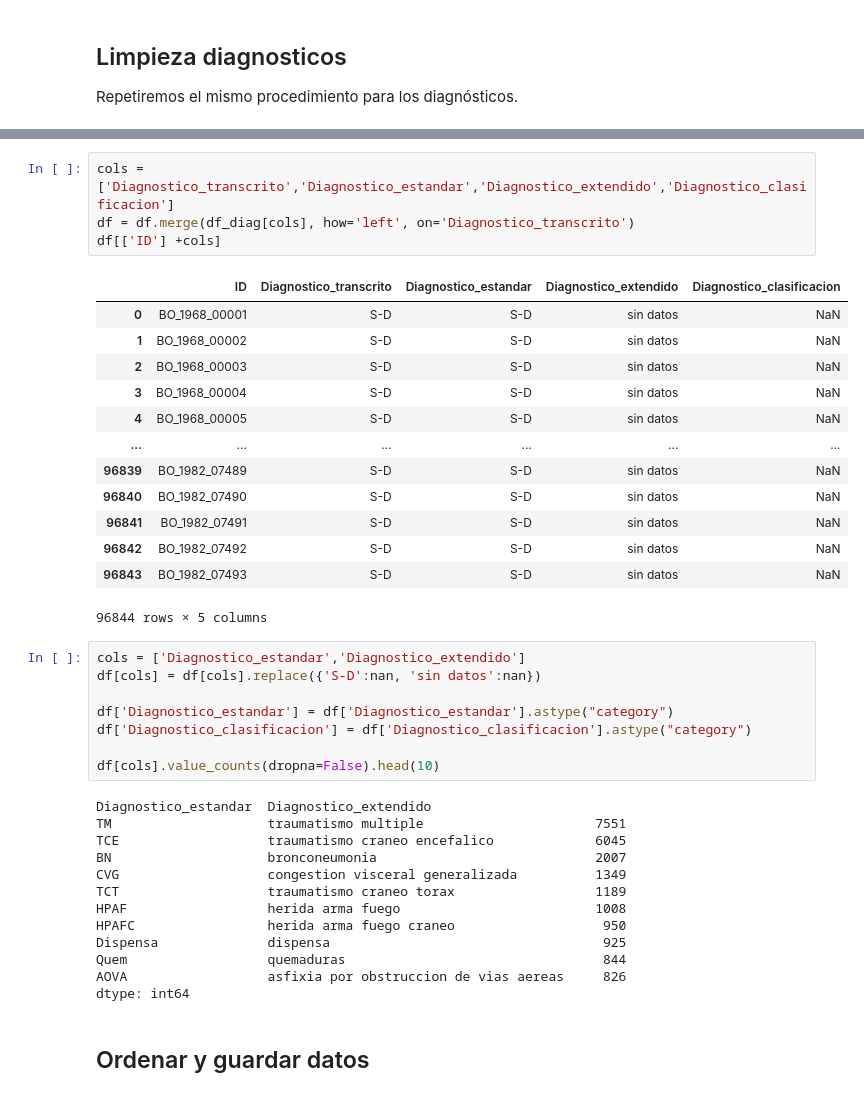
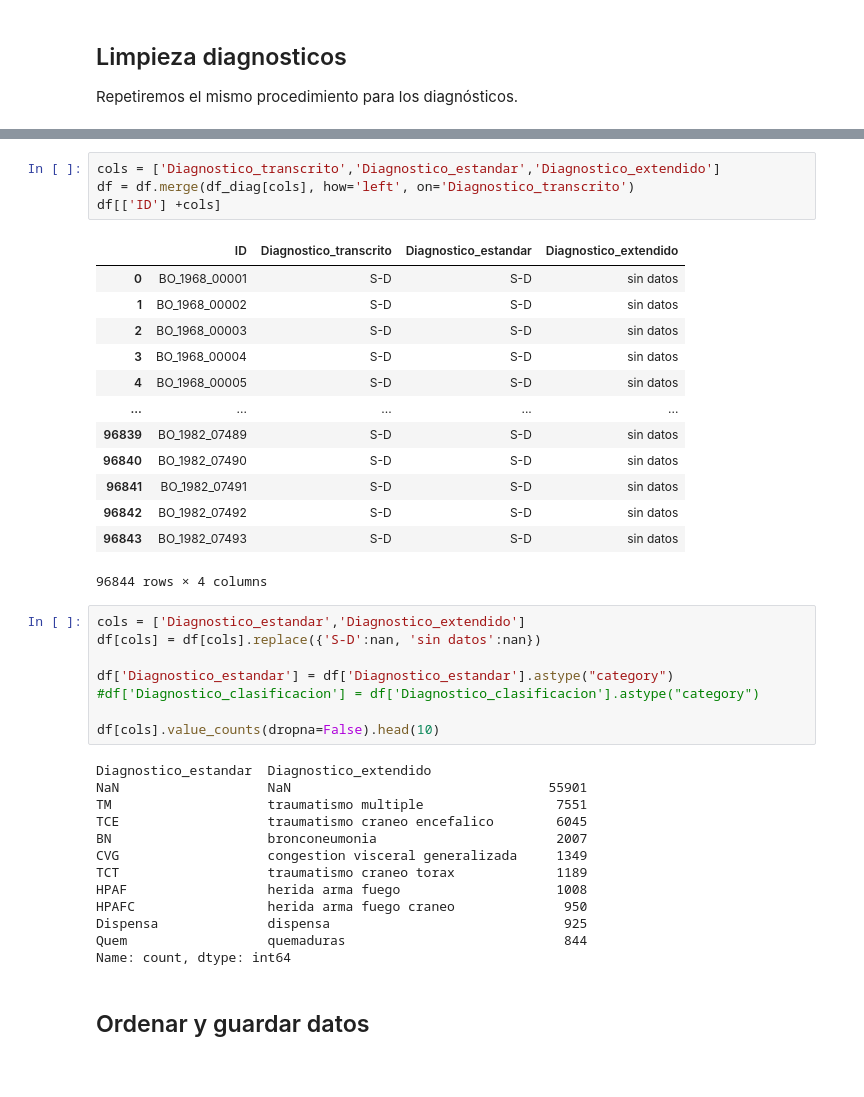
Before and after one commit to mar-esther23/SEMEFO_busqueda, a Jupyter notebook: HBO_limpieza.ipynb, the cells around one changed output, grey strips where cells are left out. Drawn from its saved outputs; the diff is of its cells as text.

```diff
--- a/HBO_limpieza.ipynb
+++ b/HBO_limpieza.ipynb
@@ -603,42 +606,42 @@ df_diag.tail()
 # %%
-cols = ['Diagnostico_transcrito','Diagnostico_estandar','Diagnostico_extendido','Diagnostico_clasificacion']
+cols = ['Diagnostico_transcrito','Diagnostico_estandar','Diagnostico_extendido']
 df = df.merge(df_diag[cols], how='left', on='Diagnostico_transcrito')
 df[['ID'] +cols]
 # %% [output]
-|  | ID | Diagnostico_transcrito | Diagnostico_estandar | Diagnostico_extendido | Diagnostico_clasificacion |
-| 0 | BO_1968_00001 | S-D | S-D | sin datos | NaN |
-| 1 | BO_1968_00002 | S-D | S-D | sin datos | NaN |
-| 2 | BO_1968_00003 | S-D | S-D | sin datos | NaN |
-| 3 | BO_1968_00004 | S-D | S-D | sin datos | NaN |
-| 4 | BO_1968_00005 | S-D | S-D | sin datos | NaN |
-| ... | ... | ... | ... | ... | ... |
-| 96839 | BO_1982_07489 | S-D | S-D | sin datos | NaN |
-| 96840 | BO_1982_07490 | S-D | S-D | sin datos | NaN |
-| 96841 | BO_1982_07491 | S-D | S-D | sin datos | NaN |
-| 96842 | BO_1982_07492 | S-D | S-D | sin datos | NaN |
-| 96843 | BO_1982_07493 | S-D | S-D | sin datos | NaN |
+|  | ID | Diagnostico_transcrito | Diagnostico_estandar | Diagnostico_extendido |
+| 0 | BO_1968_00001 | S-D | S-D | sin datos |
+| 1 | BO_1968_00002 | S-D | S-D | sin datos |
+| 2 | BO_1968_00003 | S-D | S-D | sin datos |
+| 3 | BO_1968_00004 | S-D | S-D | sin datos |
+| 4 | BO_1968_00005 | S-D | S-D | sin datos |
+| ... | ... | ... | ... | ... |
+| 96839 | BO_1982_07489 | S-D | S-D | sin datos |
+| 96840 | BO_1982_07490 | S-D | S-D | sin datos |
+| 96841 | BO_1982_07491 | S-D | S-D | sin datos |
+| 96842 | BO_1982_07492 | S-D | S-D | sin datos |
+| 96843 | BO_1982_07493 | S-D | S-D | sin datos |
-96844 rows × 5 columns
+96844 rows × 4 columns
 # %%
 cols = ['Diagnostico_estandar','Diagnostico_extendido']
 df[cols] = df[cols].replace({'S-D':nan, 'sin datos':nan})
 
 df['Diagnostico_estandar'] = df['Diagnostico_estandar'].astype("category")
-df['Diagnostico_clasificacion'] = df['Diagnostico_clasificacion'].astype("category")
+#df['Diagnostico_clasificacion'] = df['Diagnostico_clasificacion'].astype("category")
 
 df[cols].value_counts(dropna=False).head(10)
 # %% [output]
 Diagnostico_estandar  Diagnostico_extendido
-TM                    traumatismo multiple                      7551
-TCE                   traumatismo craneo encefalico             6045
-BN                    bronconeumonia                            2007
-CVG                   congestion visceral generalizada          1349
-TCT                   traumatismo craneo torax                  1189
-HPAF                  herida arma fuego                         1008
-HPAFC                 herida arma fuego craneo                   950
-Dispensa              dispensa                                   925
-Quem                  quemaduras                                 844
-AOVA                  asfixia por obstruccion de vias aereas     826
-dtype: int64
+NaN                   NaN                                 55901
+TM                    traumatismo multiple                 7551
+TCE                   traumatismo craneo encefalico        6045
+BN                    bronconeumonia                       2007
+CVG                   congestion visceral generalizada     1349
+TCT                   traumatismo craneo torax             1189
+HPAF                  herida arma fuego                    1008
+HPAFC                 herida arma fuego craneo              950
+Dispensa              dispensa                              925
+Quem                  quemaduras                            844
+Name: count, dtype: int64
 # %% [markdown]
 ## Ordenar y guardar datos
 # %% [markdown]
```
Also changed, not shown: parts of 10 cells of this notebook, 40 other files.
